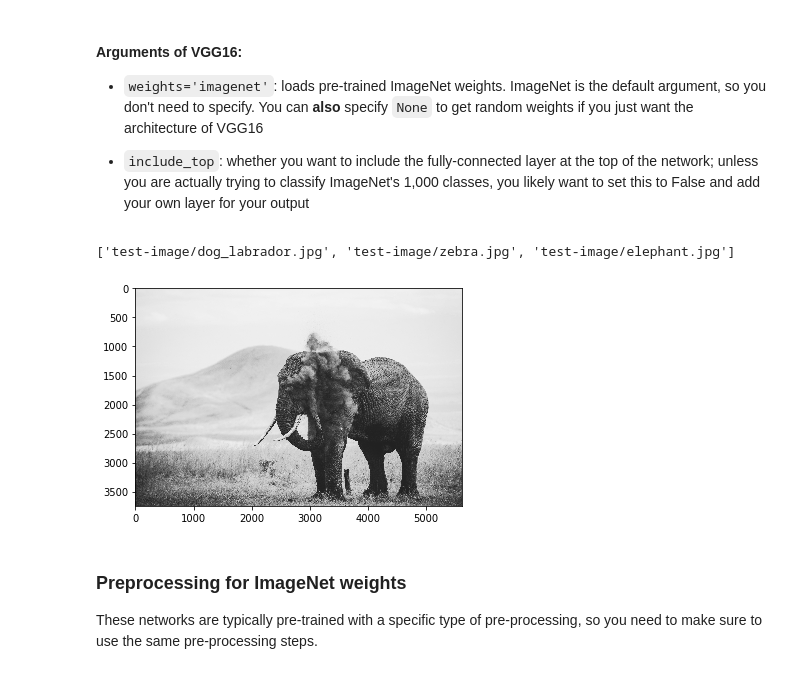
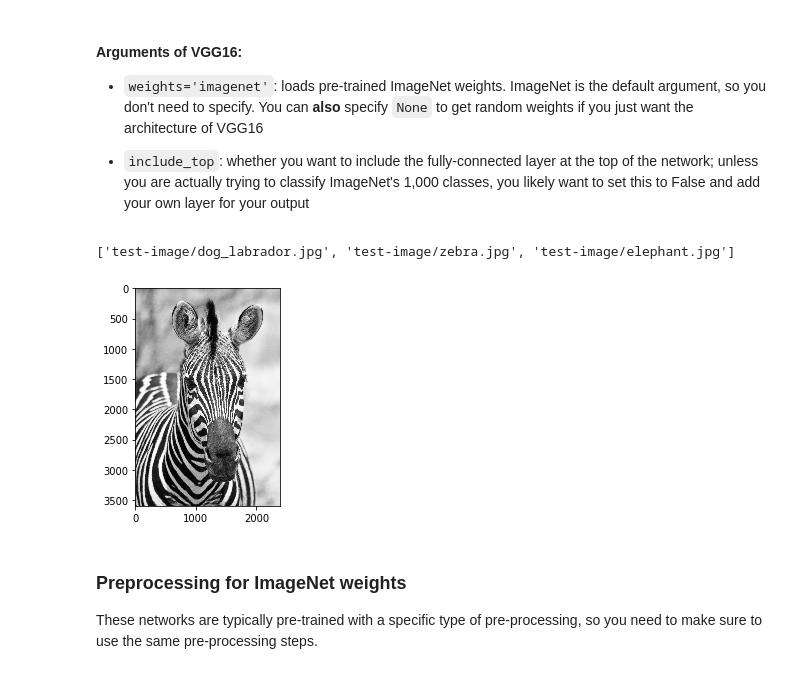
Before and after one commit to Minh-An/self-driving-car, a Jupyter notebook: ComputerVision_DeepLearning_SensorFusion/transfer-learning/ExistingNets.ipynb, the cells around one changed output. Cells and saved outputs as stored; diff of their text form; code cells hidden in the pictures.

```diff
--- a/ComputerVision_DeepLearning_SensorFusion/transfer-learning/ExistingNets.ipynb
+++ b/ComputerVision_DeepLearning_SensorFusion/transfer-learning/ExistingNets.ipynb
@@ -30,21 +27,21 @@ Downloading data from https://github.com/fchollet/deep-learning-models/releases/
 # %%
 # Load our images first
 from glob import glob
 import matplotlib.image as mpimg
 import matplotlib.pyplot as plt
 
 image_paths = glob('test-image/*.jpg')
 
 # Print out the image paths
 print(image_paths)
 
 # View an example of an image
-example = mpimg.imread(image_paths[2])
+example = mpimg.imread(image_paths[1])
 plt.imshow(example)
 plt.show()
 # %% [output]
 ['test-image/dog_labrador.jpg', 'test-image/zebra.jpg', 'test-image/elephant.jpg']
-[figure, old version]
+[figure, new version]
 # %% [markdown]
 ### Preprocessing for ImageNet weights
 
```
Also changed, not shown: parts of 7 cells of this notebook, 2 other files.
